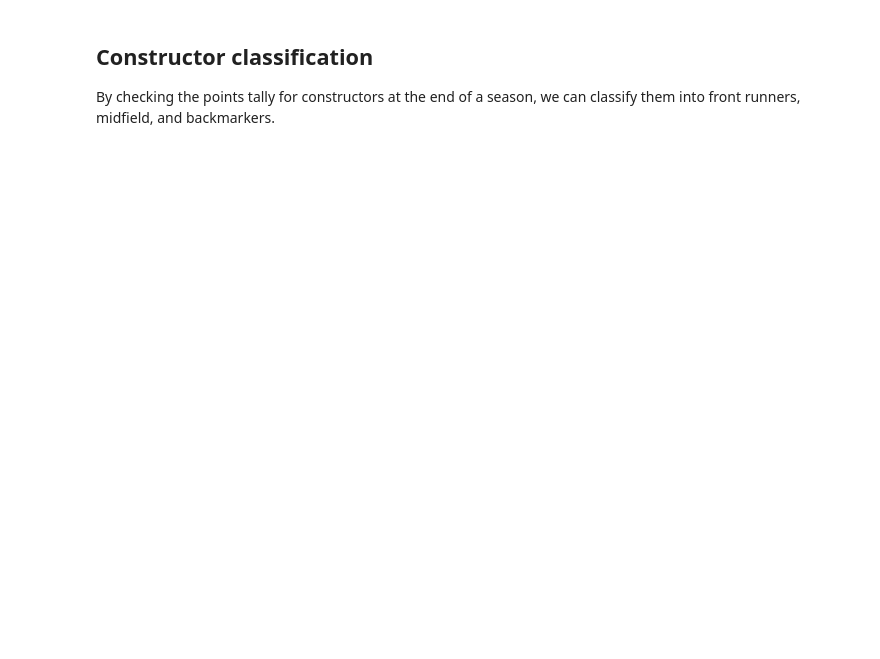
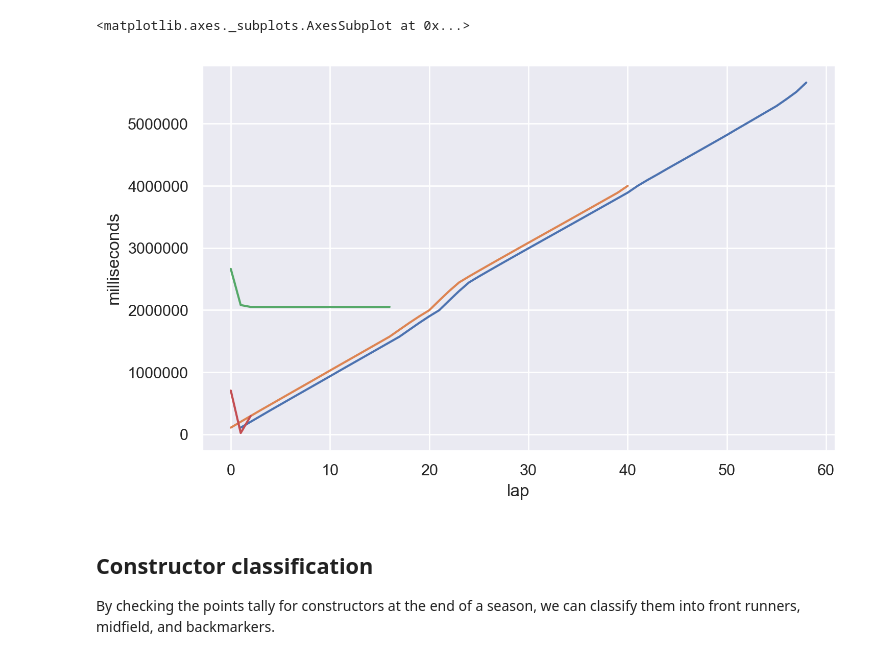
Before and after one commit to mnvsngv/cs696-bigdata, a Jupyter notebook: Project/Project.ipynb, the cells around one changed output. Saved outputs shown, nothing was run; the diff lists cells and outputs as text; code cells hidden in the pictures; blank space fills up the shorter version.

```diff
--- a/Project/Project.ipynb
+++ b/Project/Project.ipynb
@@ -35,0 +68,22 @@ circuits = pd.read_csv('f1-data/circuits.csv', encoding='ISO-8859-1')
+# %%
+# classifier = sklearn.linear_model.LinearRegression()
+classifier = sklearn.svm.SVR(C=5000000, gamma='auto')
+# classifier = sklearn.neighbors.KNeighborsClassifier()
+race_1_predictions = {'driver': [], 'milliseconds': []}
+for driver in race_1_drivers:
+    X = driver_times[(driver_times.raceId == 1) & (driver_times.driverId == driver)]
+    X_train = X[X.lap.isin(range(1, 42))]['lap'].values.reshape(-1, 1)
+    y_train = X[X.lap.isin(range(1, 42))]['milliseconds']
+    X_test = X[X.lap.isin(range(42, 59))]['lap'].values.reshape(-1, 1)
+    y_test = X[X.lap.isin(range(42, 59))]['position']
+
+    if len(X_test) != 17:
+        continue
+
+    classifier.fit(X_train, y_train)
+    race_1_predictions['driver'].append(driver)
+    race_1_predictions['milliseconds'].append(classifier.predict(X_test[-1].reshape(-1, 1))[0])
+
+# print(X_test.iloc[0])
+# print(y_test.iloc[0])
+# classifier.predict(X_test.iloc[0].values.reshape(1, -1))
@@ -36,3 +124,13 @@ circuits = pd.read_csv('f1-data/circuits.csv', encoding='ISO-8859-1')
+# %%
+plot_large()
+sns.lineplot(x='lap', y='milliseconds', data=X)
+sns.lineplot(data=classifier.predict(X_train))
+sns.lineplot(data=classifier.predict(X_test))
+sns.lineplot(data=classifier.predict(np.array([0.5, 1.5, 2.5]).reshape(-1, 1)))
+# plt.xlim(40, 60)
+# %% [output]
+<matplotlib.axes._subplots.AxesSubplot at 0x...>
+[figure, added]
 # %% [markdown]
 ## Constructor classification
 By checking the points tally for constructors at the end of a season, we can classify them into front runners, midfield, and backmarkers.
```
Also changed, not shown: parts of 13 cells of this notebook.
